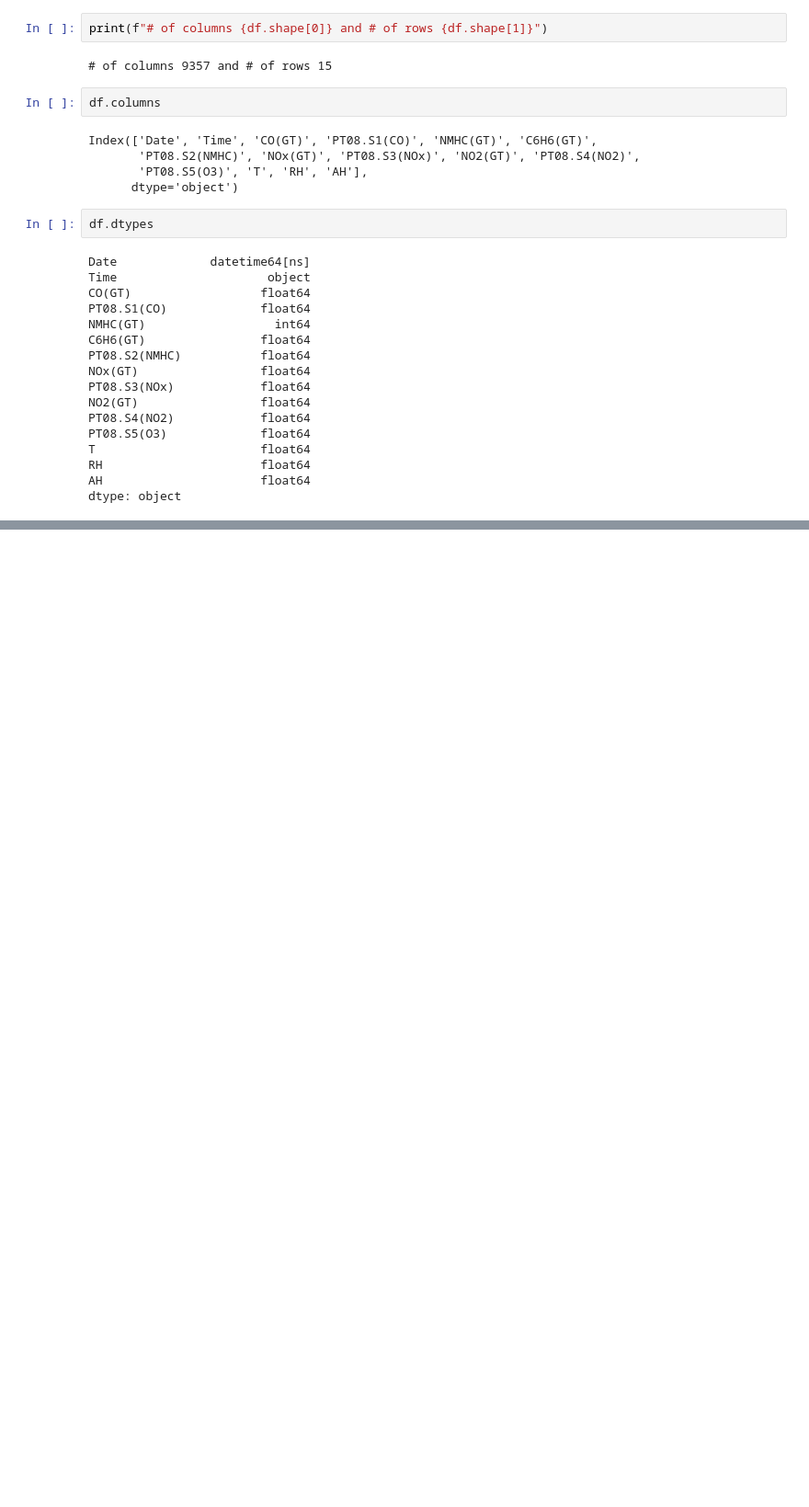
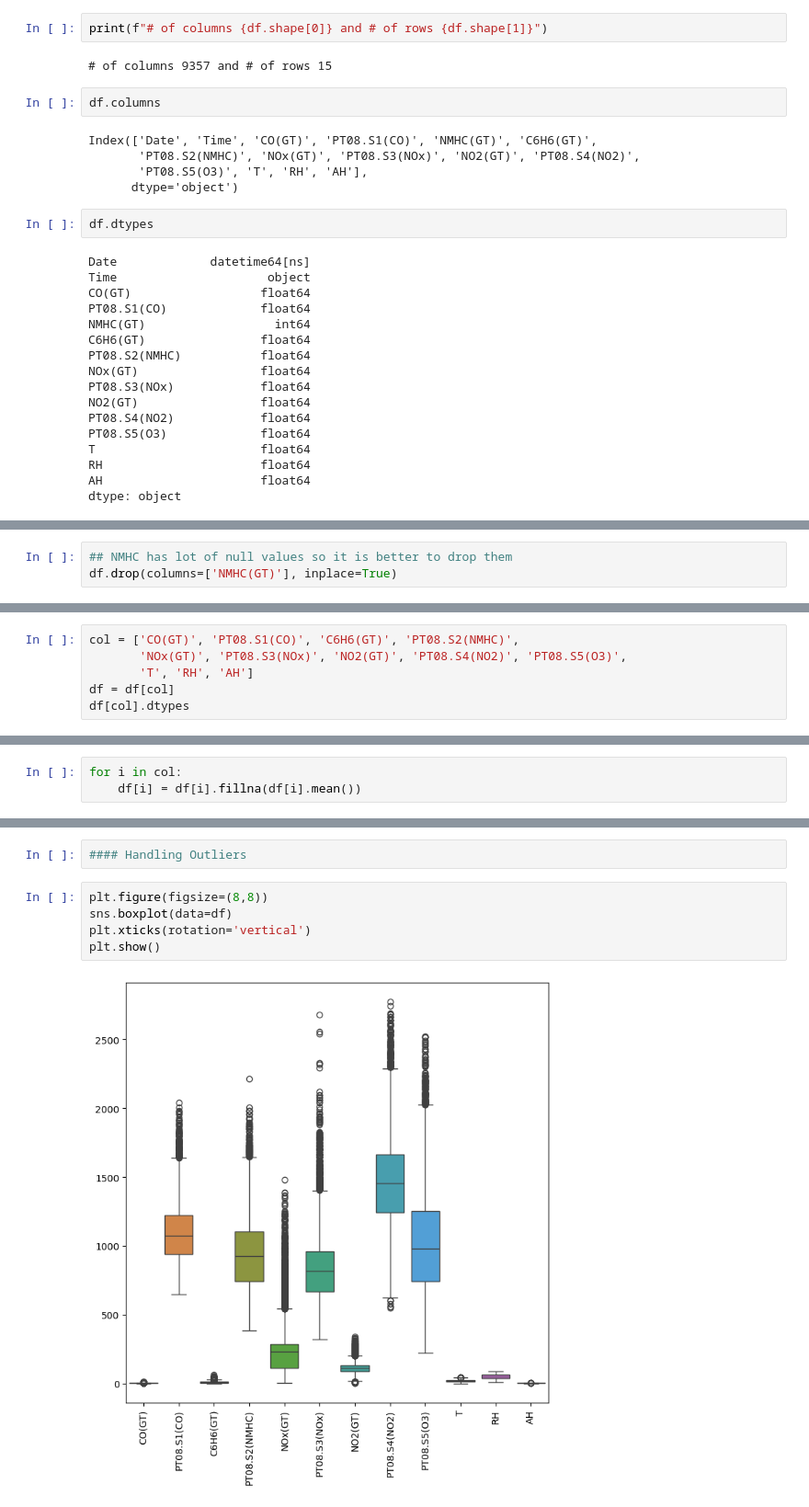
Before and after one commit to shivshankarsajeev/Air_Quality_using_regression, a Jupyter notebook: Untitled.ipynb, the cells around one changed output, grey strips where cells are left out. Shown at 92% size. Saved outputs shown, nothing was run; the diff lists cells and outputs as text; blank space fills up the shorter version.

```diff
--- a/Untitled.ipynb
+++ b/Untitled.ipynb
@@ -60,0 +135,3 @@ df.describe()
+# %%
+## NMHC has lot of null values so it is better to drop them
+df.drop(columns=['NMHC(GT)'], inplace=True)
@@ -60,0 +172,6 @@ df.describe()
+# %%
+col = ['CO(GT)', 'PT08.S1(CO)', 'C6H6(GT)', 'PT08.S2(NMHC)',
+       'NOx(GT)', 'PT08.S3(NOx)', 'NO2(GT)', 'PT08.S4(NO2)', 'PT08.S5(O3)',
+       'T', 'RH', 'AH']
+df = df[col]
+df[col].dtypes
@@ -60,0 +192,3 @@ df.describe()
+# %%
+for i in col:
+    df[i] = df[i].fillna(df[i].mean())
@@ -60,0 +211,9 @@ df.describe()
+# %%
+#### Handling Outliers
+# %%
+plt.figure(figsize=(8,8))
+sns.boxplot(data=df)
+plt.xticks(rotation='vertical')
+plt.show()
+# %% [output]
+[figure, added]
```
Also changed, not shown: parts of 11 cells of this notebook.
